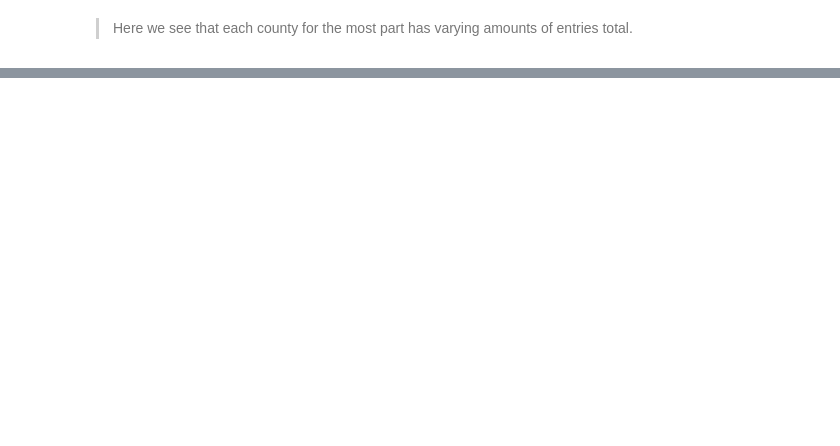
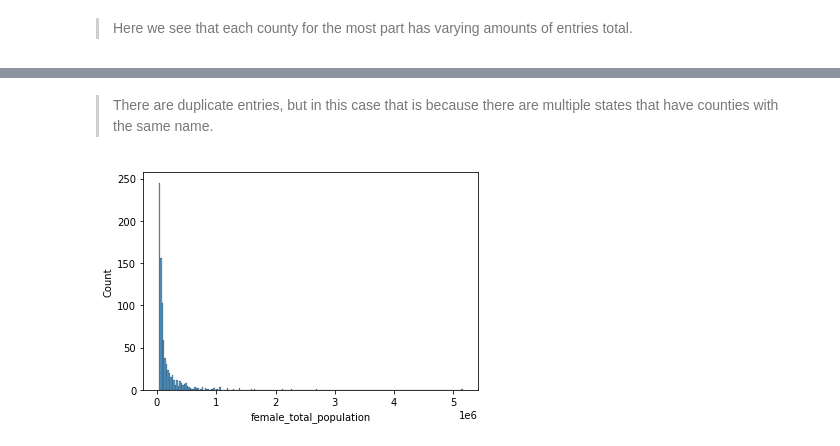
Before and after one commit to jpetersen626/Nielsen_Interview_CS, a Jupyter notebook: Nielsen Case Study.ipynb, the cells around one changed output, grey strips where cells are left out. Cells and saved outputs as stored; diff of their text form; code cells hidden in the pictures; blank space fills up the shorter version.

```diff
--- a/Nielsen Case Study.ipynb
+++ b/Nielsen Case Study.ipynb
@@ -86,0 +179,3 @@ Name: county name, Length: 662, dtype: int64
+# %%
+data_2015 = data[data['year'] == 2015]
+data_2015['county name'].value_counts()
@@ -86,0 +235,6 @@ Name: county name, Length: 662, dtype: int64
+# %% [markdown]
+> There are duplicate entries, but in this case that is because there are multiple states that have counties with the same name.
+# %%
+sns.histplot(data_2015['female_total_population']);
+# %% [output]
+[figure, added]
```
Also changed, not shown: parts of 54 cells of this notebook, 1 other file.
